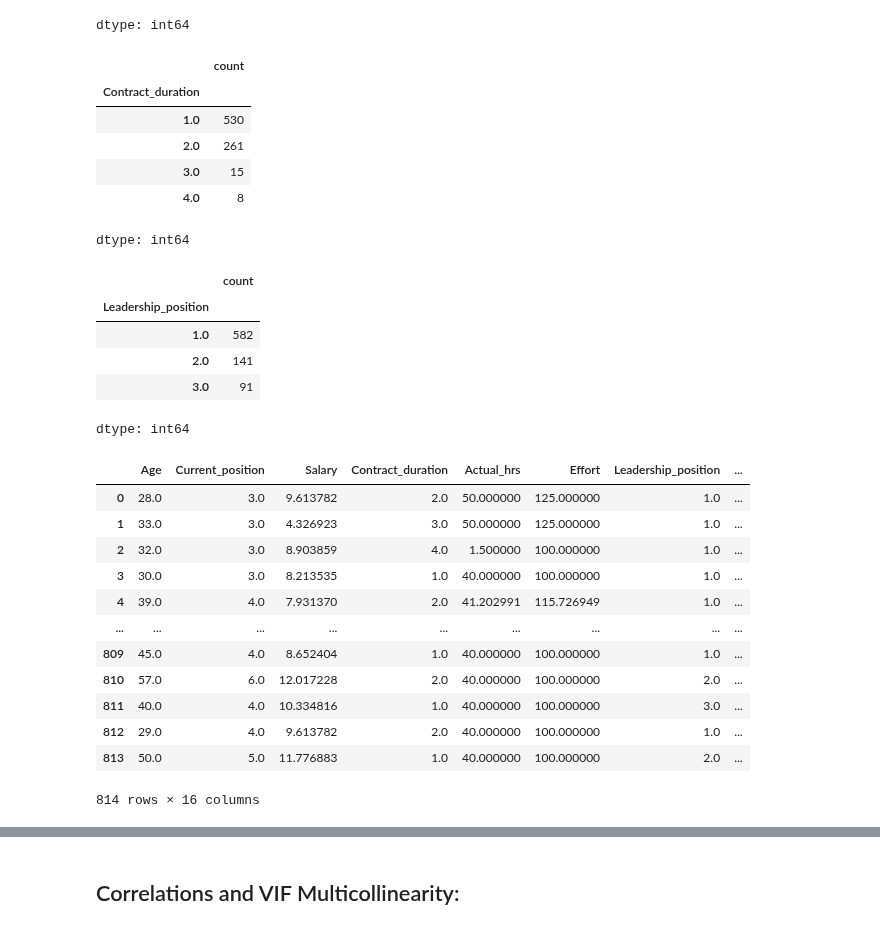
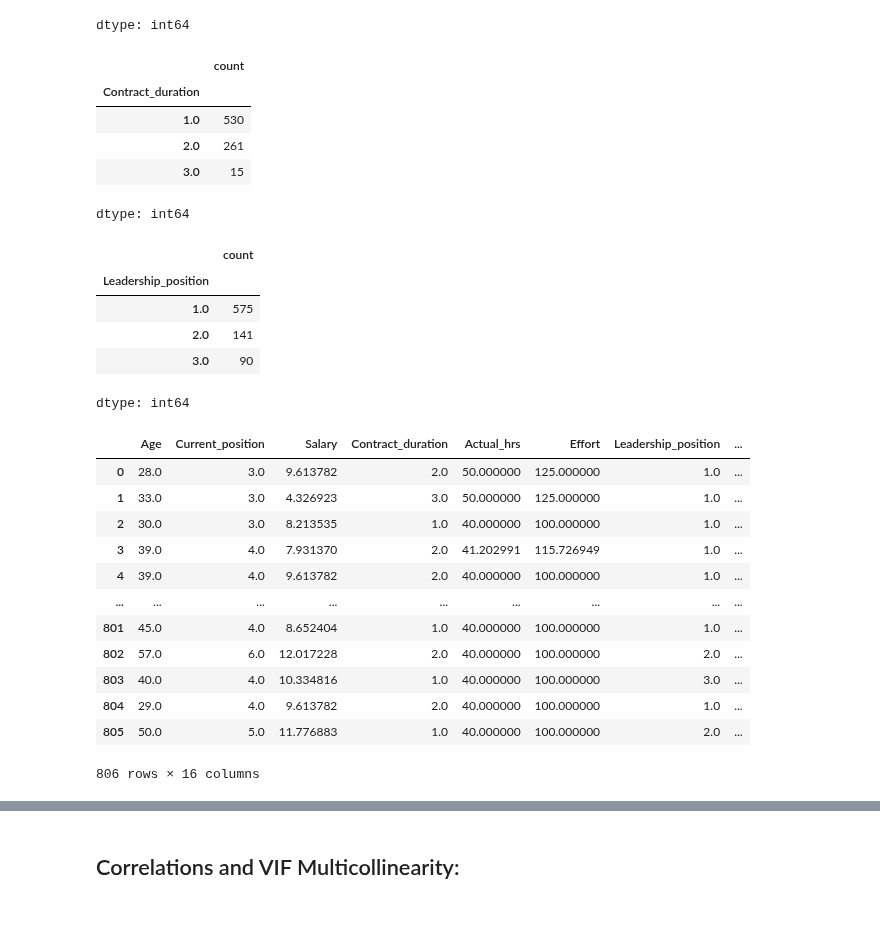
Before and after one commit to AndreiAf02/Job-Satisfaction, a Jupyter notebook: Job_Satisfaction_CZ_Seniority.ipynb, the cells around one changed output, grey strips where cells are left out. Saved outputs shown, nothing was run; the diff lists cells and outputs as text; code cells hidden in the pictures.

```diff
--- a/Job_Satisfaction_CZ_Seniority.ipynb
+++ b/Job_Satisfaction_CZ_Seniority.ipynb
@@ -618,26 +570,25 @@ data_cz_formatted_academic['Leadership_position'].value_counts()
 dtype: int64
 # %%
 ## Cleaning up the outlier values in Contract Duration and Leadership position prior to creating dummy variables:
-data_cz_formatted_academic = data_cz_formatted_academic[data_cz_formatted_academic['Contract_duration']<5].reset_index(drop=True)
+data_cz_formatted_academic = data_cz_formatted_academic[data_cz_formatted_academic['Contract_duration']<4].reset_index(drop=True)
 data_cz_formatted_academic = data_cz_formatted_academic[data_cz_formatted_academic['Leadership_position']<4].reset_index(drop=True)
 
 data_cz_formatted_academic['Contract_duration'].value_counts()
 # %% [output]
 |  | count |
 | Contract_duration |  |
 | 1.0 | 530 |
 | 2.0 | 261 |
 | 3.0 | 15 |
-| 4.0 | 8 |
 dtype: int64
 # %%
 data_cz_formatted_academic['Leadership_position'].value_counts()
 # %% [output]
 |  | count |
 | Leadership_position |  |
-| 1.0 | 582 |
+| 1.0 | 575 |
 | 2.0 | 141 |
-| 3.0 | 91 |
+| 3.0 | 90 |
 dtype: int64
 # %%
 data_cz_formatted_academic.to_csv('data_cz_formatted_seniority.csv')
@@ -646,16 +597,16 @@ data_cz_formatted_academic
 |  | Age | Current_position | Salary | Contract_duration | Actual_hrs | Effort | Leadership_position | ... |
 | 0 | 28.0 | 3.0 | 9.613782 | 2.0 | 50.000000 | 125.000000 | 1.0 | ... |
 | 1 | 33.0 | 3.0 | 4.326923 | 3.0 | 50.000000 | 125.000000 | 1.0 | ... |
-| 2 | 32.0 | 3.0 | 8.903859 | 4.0 | 1.500000 | 100.000000 | 1.0 | ... |
-| 3 | 30.0 | 3.0 | 8.213535 | 1.0 | 40.000000 | 100.000000 | 1.0 | ... |
-| 4 | 39.0 | 4.0 | 7.931370 | 2.0 | 41.202991 | 115.726949 | 1.0 | ... |
+| 2 | 30.0 | 3.0 | 8.213535 | 1.0 | 40.000000 | 100.000000 | 1.0 | ... |
+| 3 | 39.0 | 4.0 | 7.931370 | 2.0 | 41.202991 | 115.726949 | 1.0 | ... |
+| 4 | 39.0 | 4.0 | 9.613782 | 2.0 | 40.000000 | 100.000000 | 1.0 | ... |
 | ... | ... | ... | ... | ... | ... | ... | ... | ... |
-| 809 | 45.0 | 4.0 | 8.652404 | 1.0 | 40.000000 | 100.000000 | 1.0 | ... |
-| 810 | 57.0 | 6.0 | 12.017228 | 2.0 | 40.000000 | 100.000000 | 2.0 | ... |
-| 811 | 40.0 | 4.0 | 10.334816 | 1.0 | 40.000000 | 100.000000 | 3.0 | ... |
-| 812 | 29.0 | 4.0 | 9.613782 | 2.0 | 40.000000 | 100.000000 | 1.0 | ... |
-| 813 | 50.0 | 5.0 | 11.776883 | 1.0 | 40.000000 | 100.000000 | 2.0 | ... |
+| 801 | 45.0 | 4.0 | 8.652404 | 1.0 | 40.000000 | 100.000000 | 1.0 | ... |
+| 802 | 57.0 | 6.0 | 12.017228 | 2.0 | 40.000000 | 100.000000 | 2.0 | ... |
+| 803 | 40.0 | 4.0 | 10.334816 | 1.0 | 40.000000 | 100.000000 | 3.0 | ... |
+| 804 | 29.0 | 4.0 | 9.613782 | 2.0 | 40.000000 | 100.000000 | 1.0 | ... |
+| 805 | 50.0 | 5.0 | 11.776883 | 1.0 | 40.000000 | 100.000000 | 2.0 | ... |
-814 rows × 16 columns
+806 rows × 16 columns
 # %%
 data_cz_formatted_academic['Current_position'].value_counts().sort_index().plot(kind='bar')
 plt.title('Czech Positions')
```
Also changed, not shown: parts of 60 cells of this notebook.
